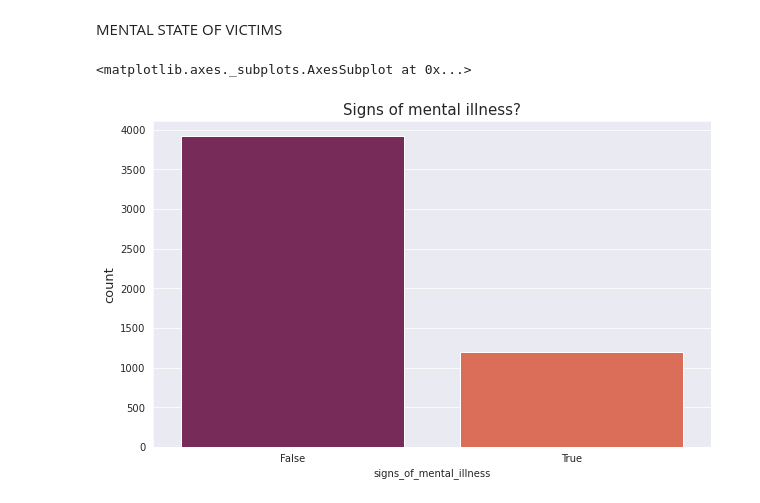
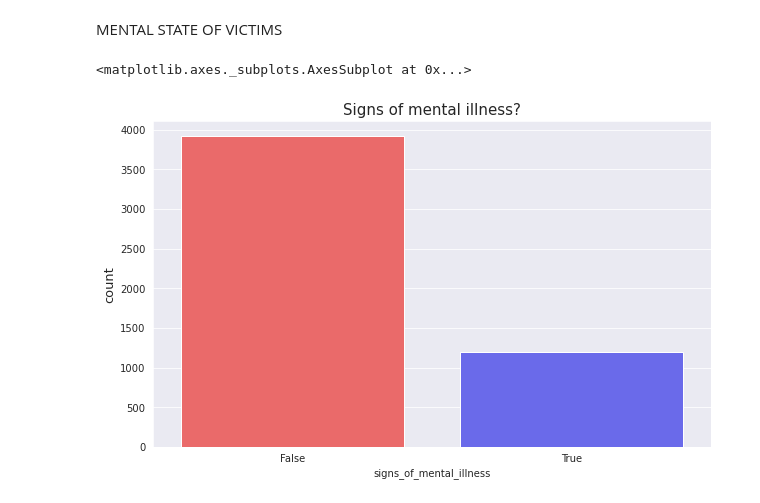
Before and after one commit to dedpool-glitch/USPS, a Jupyter notebook: usps1520.ipynb, the cells around one changed output. Cells and saved outputs as stored; diff of their text form; code cells hidden in the pictures.

```diff
--- a/usps1520.ipynb
+++ b/usps1520.ipynb
@@ -216,0 +210,11 @@ signs_of_mental_illness
+# %%
+unarmed=['unarmed','blunt object',"contractor's level",'stapler','flashlight','chair','rock','pepper spray','pen','wasp spray','baton']
+blank=[]
+for i in usps['armed']:
+    if i in unarmed:
+        blank.append('No')
+    else:
+        blank.append('Yes')
+usps['weapon']=blank
+
+#created a new column weapon which has a value Yes if the object posessed by the victim was harmful and No if it was not harmful.
@@ -417,11 +430,11 @@ MENTAL STATE OF VICTIMS
 # %%
 plt.figure(figsize=(10,6))
 plt.title('Signs of mental illness?',size=15)
 plt.ylabel('count',size=13)
-sns.countplot(data=usps,x='signs_of_mental_illness',palette='rocket')
+sns.countplot(data=usps,x='signs_of_mental_illness',palette='seismic_r')
 # %% [output]
 <matplotlib.axes._subplots.AxesSubplot at 0x...>
-[figure, old version]
+[figure, new version]
 # %%
 #finding out how many reported to be mentally ill and posing no threat were killed.
 l=[]
```
Also changed, not shown: parts of 28 cells of this notebook.
